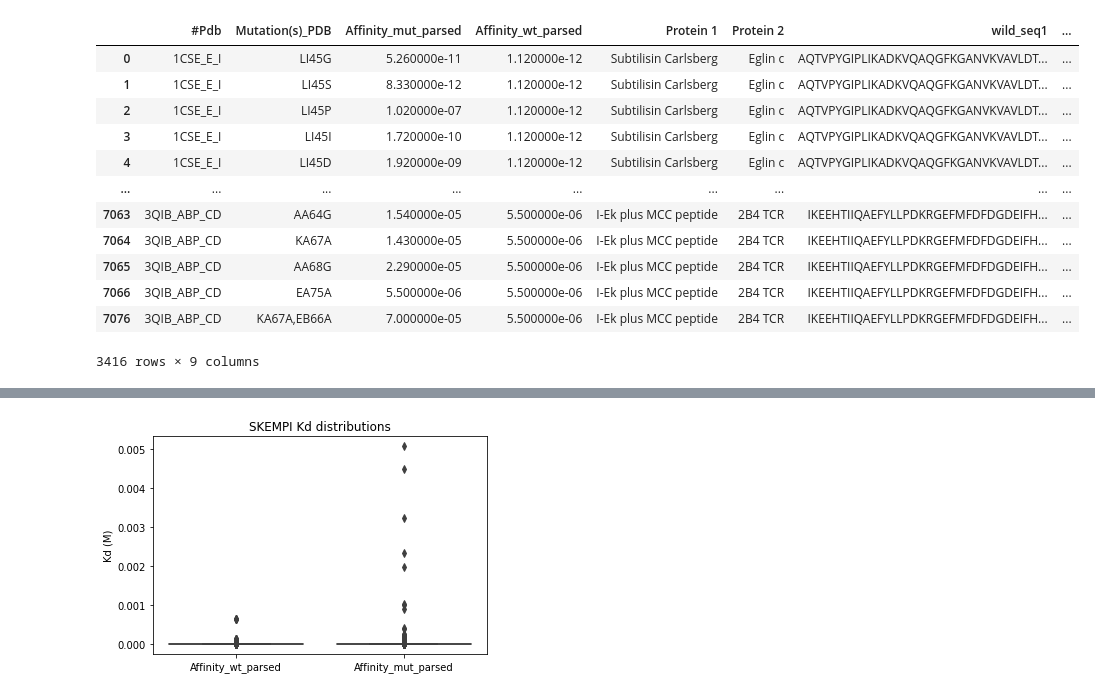
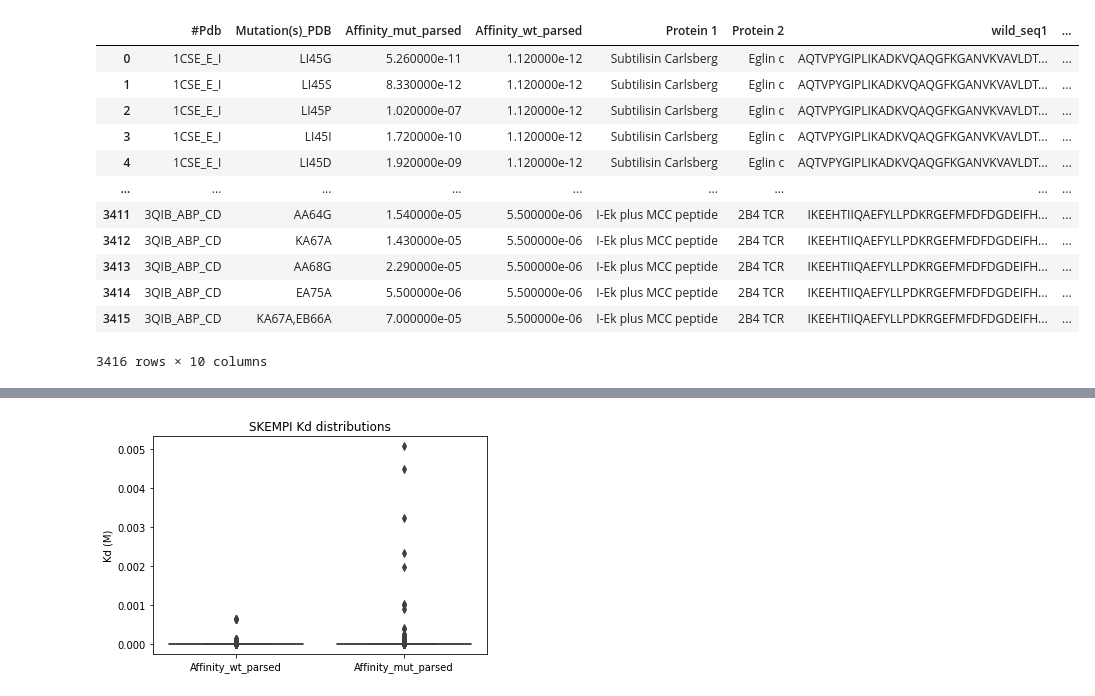
Before and after one commit to ynuozhang/mutant_specific, a Jupyter notebook: skempi_protein_visualization/skempi_gaussian_process_test.ipynb, the cells around one changed output, grey strips where cells are left out. Cells and saved outputs as stored; diff of their text form; code cells hidden in the pictures.

```diff
--- a/skempi_protein_visualization/skempi_gaussian_process_test.ipynb
+++ b/skempi_protein_visualization/skempi_gaussian_process_test.ipynb
@@ -14,24 +17,24 @@ import plotly.express as px
 %matplotlib inline
 # %%
 # retrieve all proteins from the dataset
-df = pd.read_csv('USE__mutant_seqswoscore.csv', index_col=0)
+df = pd.read_csv('USE__mutant_seqs_WITHscore.csv', index_col=0)
 #df = pd.read_csv('skempiwmutants_nanincl.csv', index_col=0)
-df = df[['#Pdb','Mutation(s)_PDB', 'Affinity_mut_parsed','Affinity_wt_parsed','Protein 1', 'Protein 2', 'wild_seq1', 'wild_seq2', 'mutant_seq']]
+df = df[['#Pdb','Mutation(s)_PDB', 'Affinity_mut_parsed','Affinity_wt_parsed','Protein 1', 'Protein 2', 'wild_seq1', 'wild_seq2', 'mutant_seq', 'specificity_score']]
 df
 # %% [output]
 |  | #Pdb | Mutation(s)_PDB | Affinity_mut_parsed | Affinity_wt_parsed | Protein 1 | Protein 2 | wild_seq1 | ... |
 | 0 | 1CSE_E_I | LI45G | 5.260000e-11 | 1.120000e-12 | Subtilisin Carlsberg | Eglin c | AQTVPYGIPLIKADKVQAQGFKGANVKVAVLDT... | ... |
 | 1 | 1CSE_E_I | LI45S | 8.330000e-12 | 1.120000e-12 | Subtilisin Carlsberg | Eglin c | AQTVPYGIPLIKADKVQAQGFKGANVKVAVLDT... | ... |
 | 2 | 1CSE_E_I | LI45P | 1.020000e-07 | 1.120000e-12 | Subtilisin Carlsberg | Eglin c | AQTVPYGIPLIKADKVQAQGFKGANVKVAVLDT... | ... |
 | 3 | 1CSE_E_I | LI45I | 1.720000e-10 | 1.120000e-12 | Subtilisin Carlsberg | Eglin c | AQTVPYGIPLIKADKVQAQGFKGANVKVAVLDT... | ... |
 | 4 | 1CSE_E_I | LI45D | 1.920000e-09 | 1.120000e-12 | Subtilisin Carlsberg | Eglin c | AQTVPYGIPLIKADKVQAQGFKGANVKVAVLDT... | ... |
 | ... | ... | ... | ... | ... | ... | ... | ... | ... |
-| 7063 | 3QIB_ABP_CD | AA64G | 1.540000e-05 | 5.500000e-06 | I-Ek plus MCC peptide | 2B4 TCR | IKEEHTIIQAEFYLLPDKRGEFMFDFDGDEIFH... | ... |
-| 7064 | 3QIB_ABP_CD | KA67A | 1.430000e-05 | 5.500000e-06 | I-Ek plus MCC peptide | 2B4 TCR | IKEEHTIIQAEFYLLPDKRGEFMFDFDGDEIFH... | ... |
-| 7065 | 3QIB_ABP_CD | AA68G | 2.290000e-05 | 5.500000e-06 | I-Ek plus MCC peptide | 2B4 TCR | IKEEHTIIQAEFYLLPDKRGEFMFDFDGDEIFH... | ... |
-| 7066 | 3QIB_ABP_CD | EA75A | 5.500000e-06 | 5.500000e-06 | I-Ek plus MCC peptide | 2B4 TCR | IKEEHTIIQAEFYLLPDKRGEFMFDFDGDEIFH... | ... |
-| 7076 | 3QIB_ABP_CD | KA67A,EB66A | 7.000000e-05 | 5.500000e-06 | I-Ek plus MCC peptide | 2B4 TCR | IKEEHTIIQAEFYLLPDKRGEFMFDFDGDEIFH... | ... |
+| 3411 | 3QIB_ABP_CD | AA64G | 1.540000e-05 | 5.500000e-06 | I-Ek plus MCC peptide | 2B4 TCR | IKEEHTIIQAEFYLLPDKRGEFMFDFDGDEIFH... | ... |
+| 3412 | 3QIB_ABP_CD | KA67A | 1.430000e-05 | 5.500000e-06 | I-Ek plus MCC peptide | 2B4 TCR | IKEEHTIIQAEFYLLPDKRGEFMFDFDGDEIFH... | ... |
+| 3413 | 3QIB_ABP_CD | AA68G | 2.290000e-05 | 5.500000e-06 | I-Ek plus MCC peptide | 2B4 TCR | IKEEHTIIQAEFYLLPDKRGEFMFDFDGDEIFH... | ... |
+| 3414 | 3QIB_ABP_CD | EA75A | 5.500000e-06 | 5.500000e-06 | I-Ek plus MCC peptide | 2B4 TCR | IKEEHTIIQAEFYLLPDKRGEFMFDFDGDEIFH... | ... |
+| 3415 | 3QIB_ABP_CD | KA67A,EB66A | 7.000000e-05 | 5.500000e-06 | I-Ek plus MCC peptide | 2B4 TCR | IKEEHTIIQAEFYLLPDKRGEFMFDFDGDEIFH... | ... |
-3416 rows × 9 columns
+3416 rows × 10 columns
 # %%
 # if there's ":" in the column, just drop first, indicating multi-chain situation
 ignore = (df['wild_seq1'].str.contains(':')) | (df['wild_seq2'].str.contains(':')) | (df['mutant_seq'].str.contains(':'))
```
Also changed, not shown: parts of 29 cells of this notebook, 1 other file.
